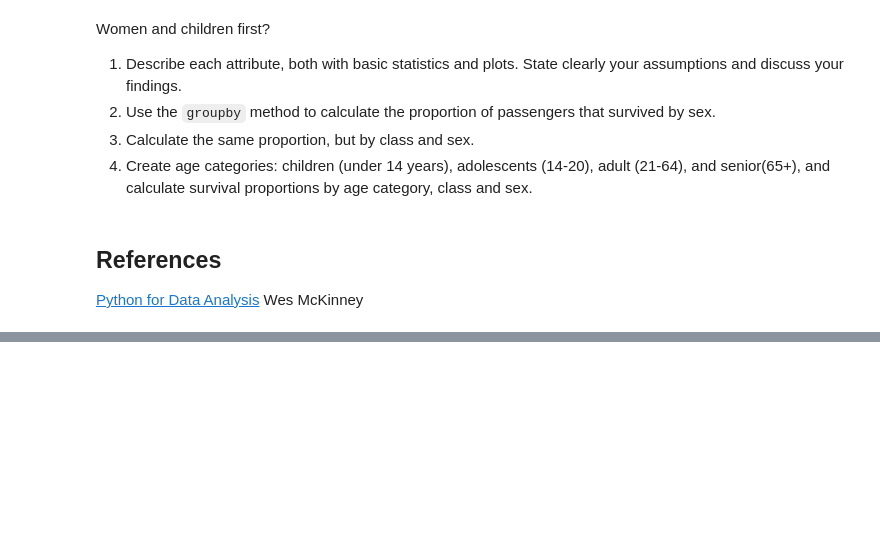
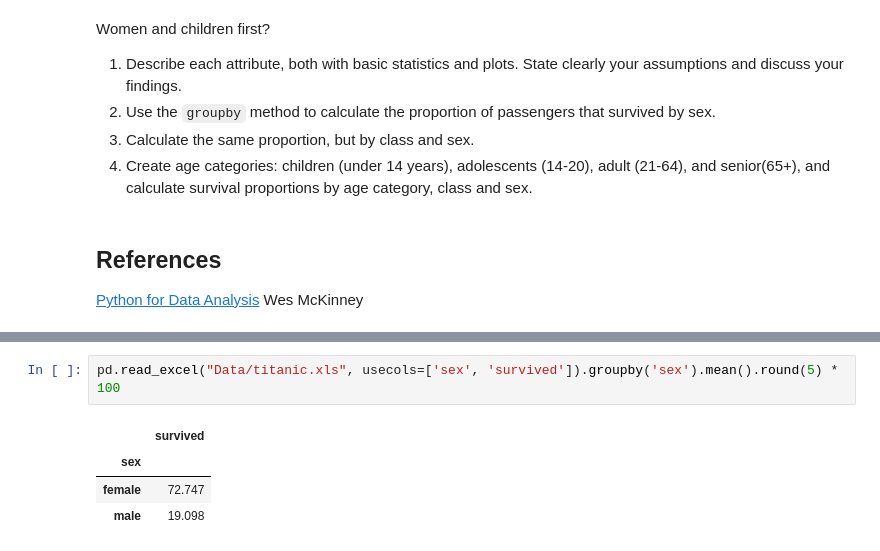
Before and after one commit to agpmilli/adaepfl, a Jupyter notebook: 02 - Intro to Pandas/Data Wrangling with Pandas.ipynb, the cells around one changed output, grey strips where cells are left out. Cells and saved outputs as stored; diff of their text form; blank space fills up the shorter version.

```diff
--- a/02 - Intro to Pandas/Data Wrangling with Pandas.ipynb
+++ b/02 - Intro to Pandas/Data Wrangling with Pandas.ipynb
@@ -1639,0 +1679,7 @@ Women and children first?
+# %%
+pd.read_excel("Data/titanic.xls", usecols=['sex', 'survived']).groupby('sex').mean().round(5) * 100
+# %% [output]
+|  | survived |
+| sex |  |
+| female | 72.747 |
+| male | 19.098 |
```
Also changed, not shown: parts of 8 cells of this notebook, 1 other file.
